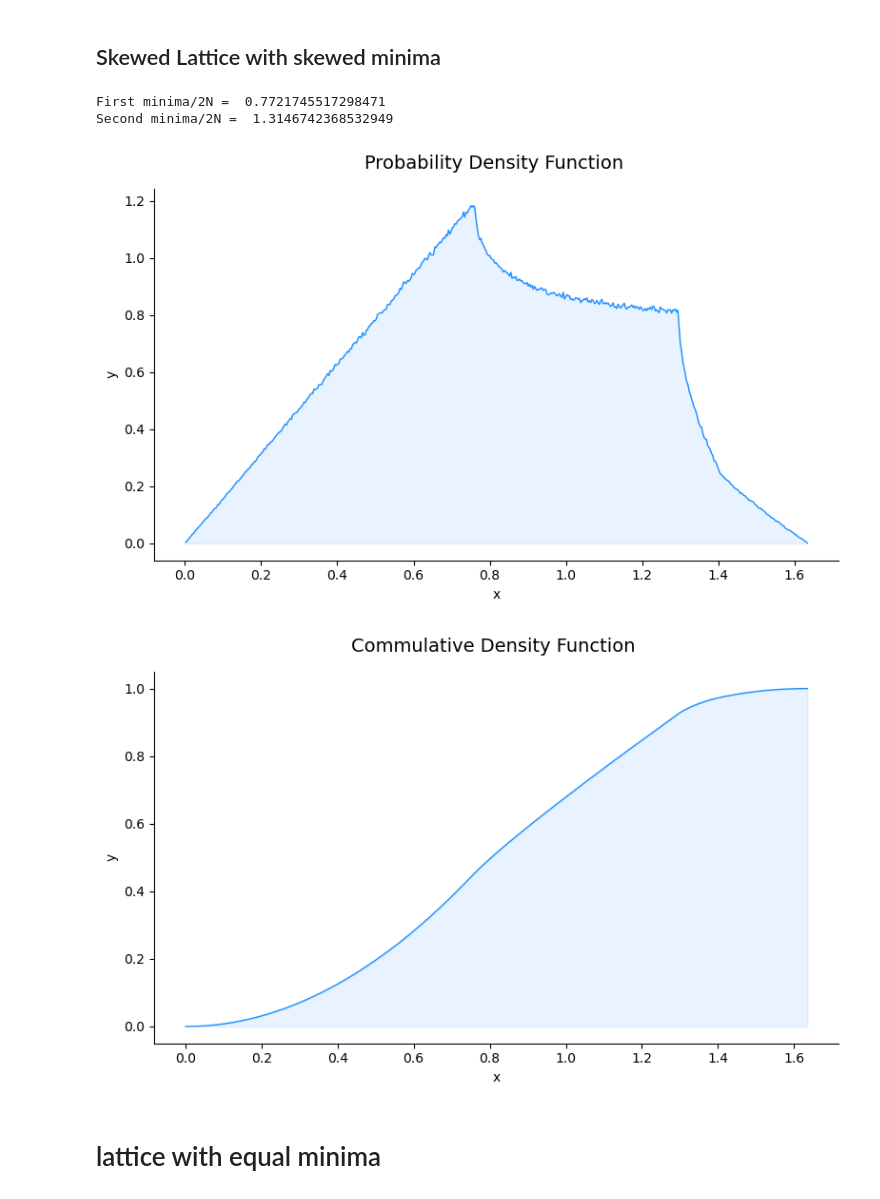
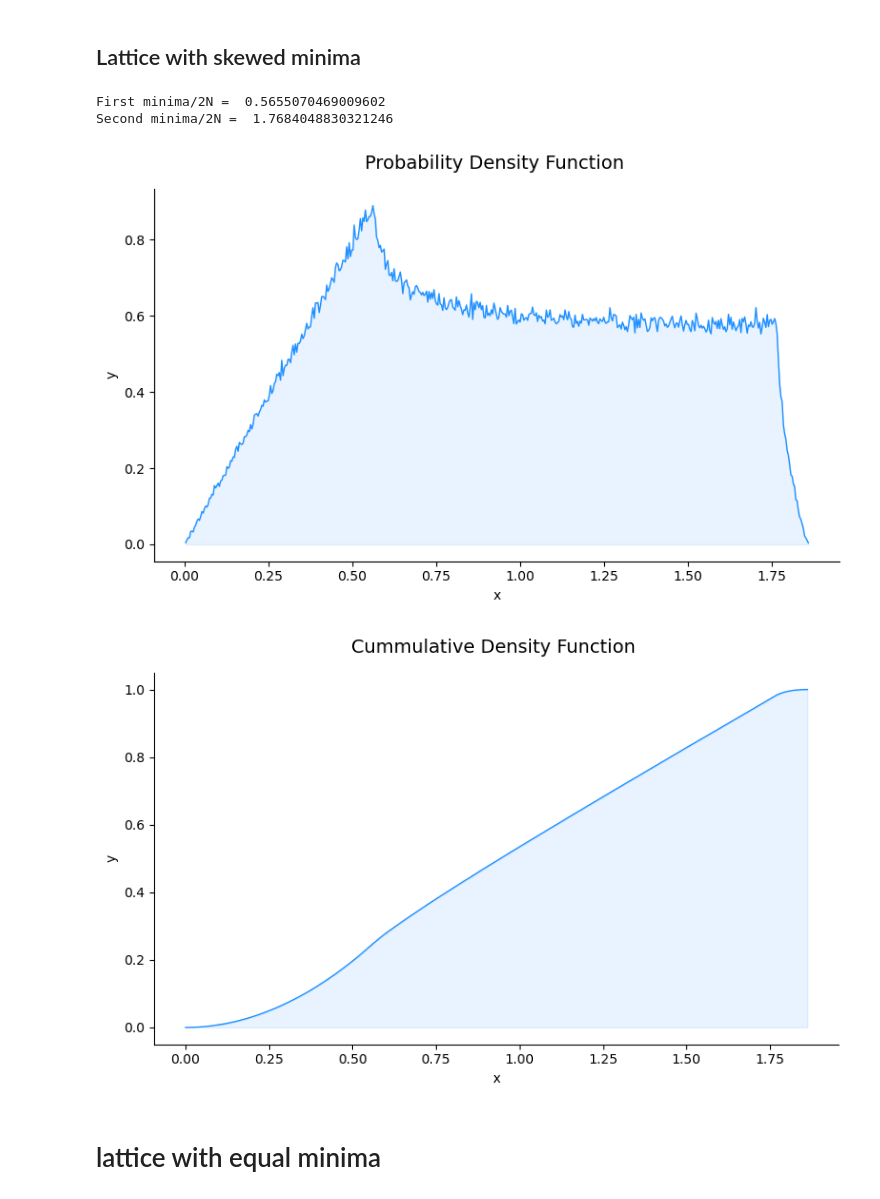
Before and after one commit to qlapoty/Qlapoty, a Jupyter notebook: sage-implementation/test_heuristics/test_minima_rank2.ipynb, the cells around one changed output. Cells and saved outputs as stored; diff of their text form; code cells hidden in the pictures.

```diff
--- a/sage-implementation/test_heuristics/test_minima_rank2.ipynb
+++ b/sage-implementation/test_heuristics/test_minima_rank2.ipynb
@@ -51,11 +53,11 @@ def sample_lattice(e, skewed):
         lambda_1 = Lambda_reduced.row(0).norm()
         lambda_2 = Lambda_reduced.row(1).norm()
 
-        if lambda_2 >= sqrt(8*N):
+        if lambda_1 <= sqrt(N/2):
             continue
 
         if skewed:
-            if float(lambda_1/sqrt(4*N)) >= 0.8:
+            if float(lambda_1/sqrt(4*N)) >= 0.6:
                 continue
         else:
             if float(lambda_1/sqrt(4*N)) <= 0.85:
@@ -68,8 +70,8 @@ def sample_lattice(e, skewed):
 
 def sample_minima(N, a, b, Lambda_reduced, Lambda_inv, Tar1, Tar2, sampling):
     list_minima = []
-    for _ in range(sampling):
-        c = randint(0, N)
+    for k in range(sampling):
+        c = randint(1, 4*N)
         c = ((c >> 1) << 1) + 1 #odd
         V1, V2 = (-c * Tar1) % (4*N), (-c * Tar2) % (4*N)
         assert((a*V1 + b*V2) % (4*N) == -c %(4*N))
@@ -100,15 +102,15 @@ def plot_function(x,y, name):
     plt.tight_layout()
     plt.show()
 # %% [markdown]
-## Skewed Lattice with skewed minima
+## Lattice with skewed minima
 # %%
 
 N_s,a_s,b_s, Lambda_reduced_s, Lambda_inv_s, Tar1_s, Tar2_s =  sample_lattice(128, True)
 # %% [output]
-First minima/2N =  0.7721745517298471
-Second minima/2N =  1.3146742368532949
+First minima/2N =  0.5655070469009602
+Second minima/2N =  1.7684048830321246
 # %%
-list_minima =sample_minima(N_s,a_s,b_s, Lambda_reduced_s, Lambda_inv_s, Tar1_s, Tar2_s, 10**7)
+list_minima =sample_minima(N_s,a_s,b_s, Lambda_reduced_s, Lambda_inv_s, Tar1_s, Tar2_s, 10**6)
 list_minima_sort = sorted(list_minima)
 # %%
 #Compute its pdf/cdf
@@ -117,11 +119,11 @@ x_cdf, y_cdf = compute_empirical_cdf(list_minima_sort)
 # %%
 plot_function(x_pdf, y_pdf, "Probability Density Function ")
 # %% [output]
-[figure, old version]
+[figure, new version]
 # %%
-plot_function(x_cdf, y_cdf, "Commulative Density Function ")
+plot_function(x_cdf, y_cdf, "Cummulative Density Function ")
 # %% [output]
-[figure, old version]
+[figure, new version]
 # %% [markdown]
 # lattice with equal minima
 # %%
```
Also changed, not shown: parts of 12 cells of this notebook, 1 other file.
